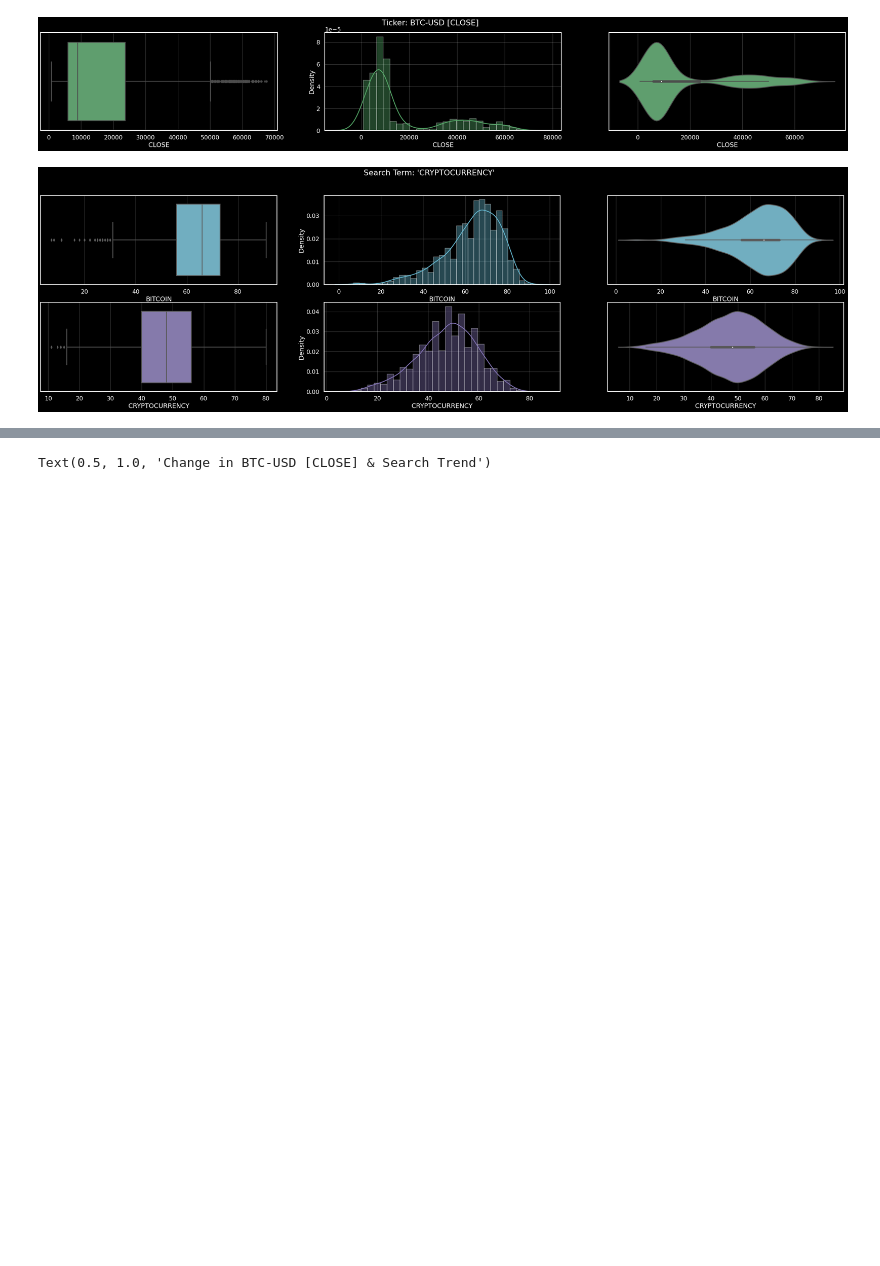
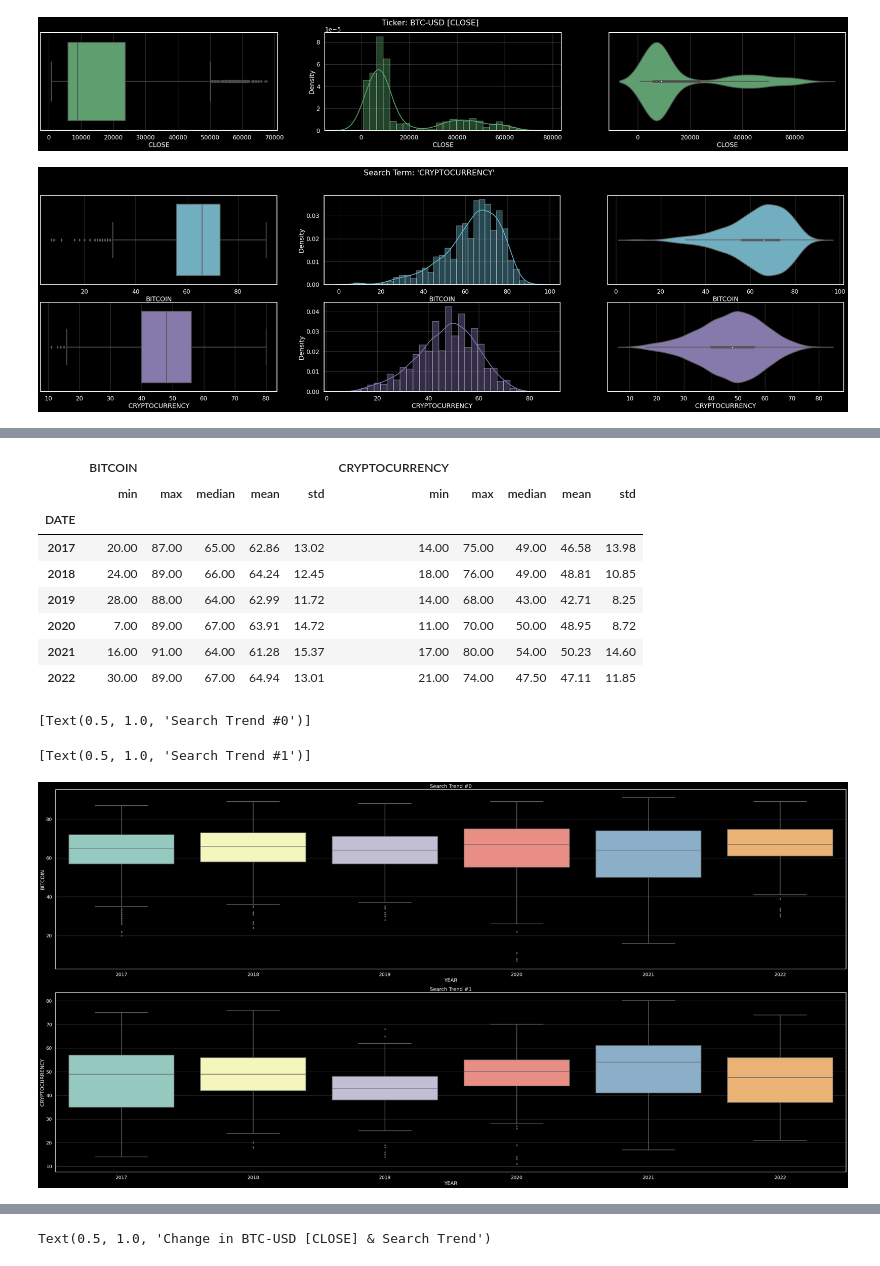
Before and after one commit to crystalcheong/crypto-genie, a Jupyter notebook: 1_DataAnalysis.ipynb, the cells around one changed output, grey strips where cells are left out. Cells and saved outputs as stored; diff of their text form; code cells hidden in the pictures; blank space fills up the shorter version.

```diff
--- a/1_DataAnalysis.ipynb
+++ b/1_DataAnalysis.ipynb
@@ -212,0 +229,28 @@ Text(0.5, 0.98, "Search Term: 'CRYPTOCURRENCY'")
+# %%
+#@title Search Percentile Range { run: "auto" }
+#@markdown Visualisation the IQR of the search trends
+
+data = deepcopy(rawData)[searchCols]
+
+# # data['Date'.upper()].dt.year
+data.groupby(data.index.year).agg(['min', 'max', 'median', 'mean', 'std'])
+
+data['YEAR'] = data.index.year
+data.reset_index(inplace=True)
+
+fg, ax = plt.subplots(len(searchCols), 1, figsize=(40, 10*len(searchCols)), constrained_layout = True)
+for idx, col in enumerate(searchCols):
+  sb.boxplot(data=data, x='YEAR', y=col, ax=ax[idx]).set(title = f"Search Trend #{idx}")
+# %% [output]
+|  | BITCOIN |  |  |  |  | CRYPTOCURRENCY |  |  |  |  |
+|  | min | max | median | mean | std | min | max | median | mean | std |
+| DATE |  |  |  |  |  |  |  |  |  |  |
+| 2017 | 20.00 | 87.00 | 65.00 | 62.86 | 13.02 | 14.00 | 75.00 | 49.00 | 46.58 | 13.98 |
+| 2018 | 24.00 | 89.00 | 66.00 | 64.24 | 12.45 | 18.00 | 76.00 | 49.00 | 48.81 | 10.85 |
+| 2019 | 28.00 | 88.00 | 64.00 | 62.99 | 11.72 | 14.00 | 68.00 | 43.00 | 42.71 | 8.25 |
+| 2020 | 7.00 | 89.00 | 67.00 | 63.91 | 14.72 | 11.00 | 70.00 | 50.00 | 48.95 | 8.72 |
+| 2021 | 16.00 | 91.00 | 64.00 | 61.28 | 15.37 | 17.00 | 80.00 | 54.00 | 50.23 | 14.60 |
+| 2022 | 30.00 | 89.00 | 67.00 | 64.94 | 13.01 | 21.00 | 74.00 | 47.50 | 47.11 | 11.85 |
+[Text(0.5, 1.0, 'Search Trend #0')]
+[Text(0.5, 1.0, 'Search Trend #1')]
+[figure, added]
```
Also changed, not shown: parts of 4 cells of this notebook.
